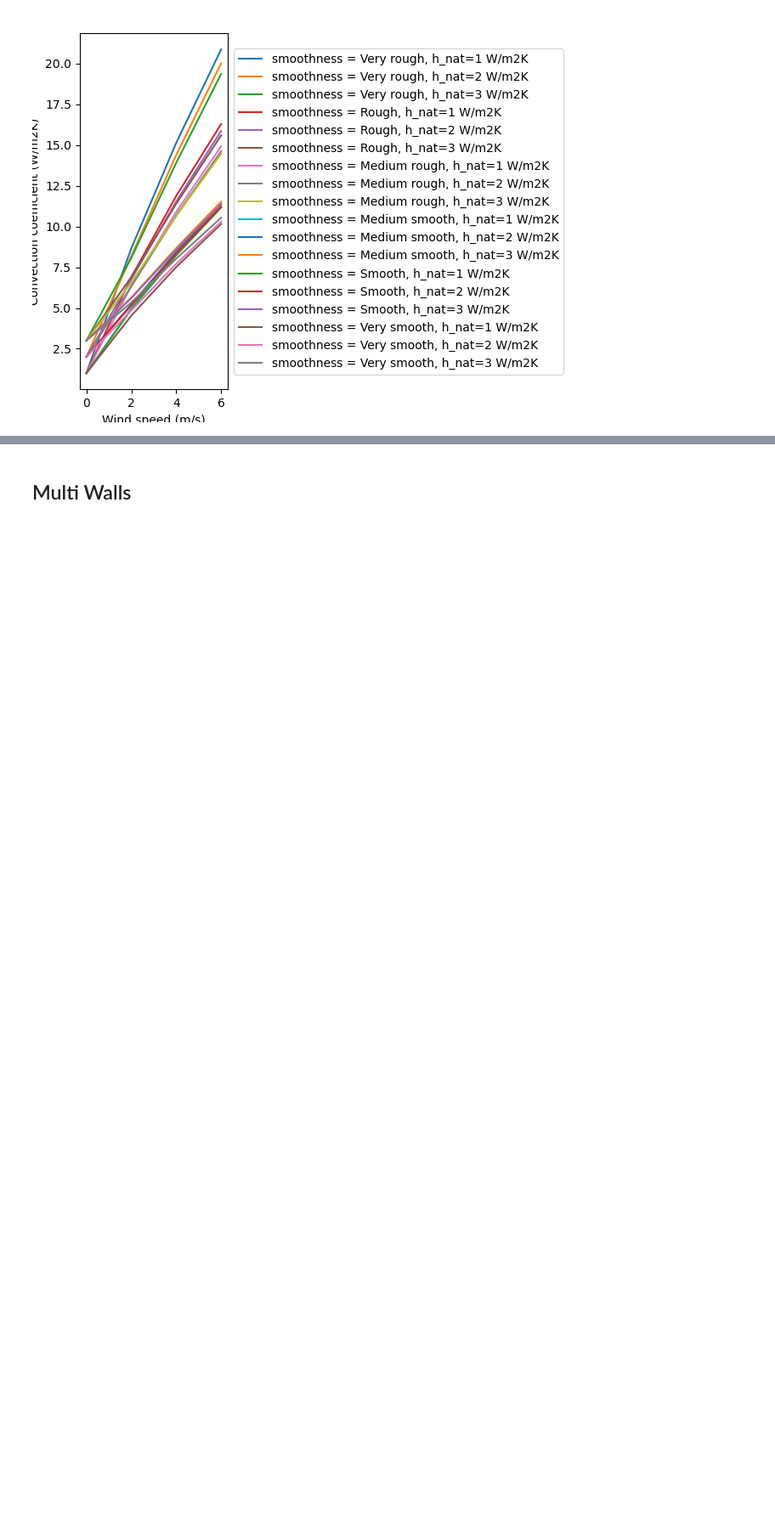
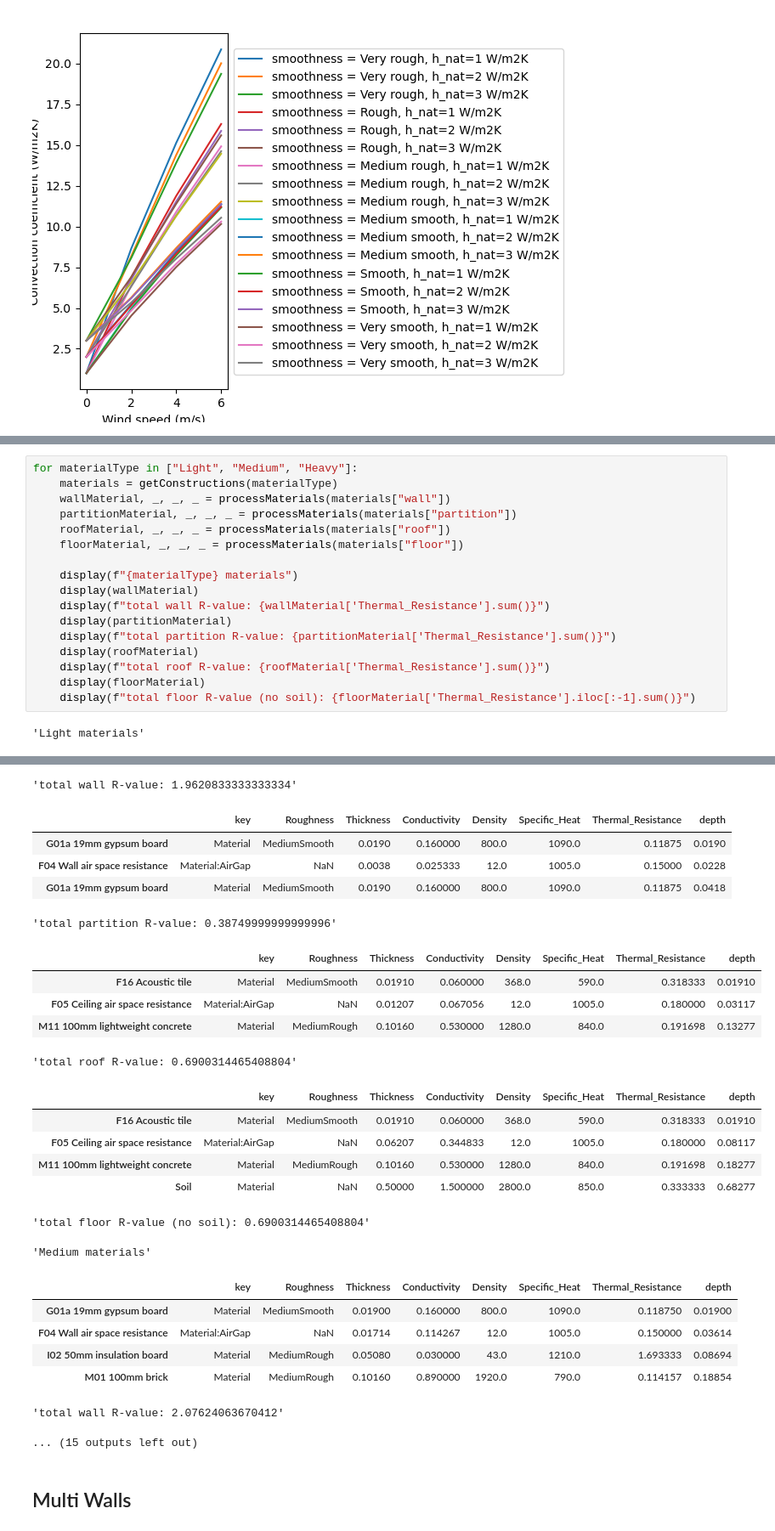
Before and after one commit to nbachand/graphBEM, a Jupyter notebook: TestMultiWalls.ipynb, the cells around one changed output, grey strips where cells are left out. Shown at 85% size. Cells and saved outputs as stored; diff of their text form; blank space fills up the shorter version.

Commit message:
calculating R values

```diff
--- a/TestMultiWalls.ipynb
+++ b/TestMultiWalls.ipynb
@@ -41,0 +46,19 @@ ylabel = plt.ylabel("Convection coefficient (W/m2K)")
+# %%
+for materialType in ["Light", "Medium", "Heavy"]:
+    materials = getConstructions(materialType)
+    wallMaterial, _, _, _ = processMaterials(materials["wall"])
+    partitionMaterial, _, _, _ = processMaterials(materials["partition"])
+    roofMaterial, _, _, _ = processMaterials(materials["roof"])
+    floorMaterial, _, _, _ = processMaterials(materials["floor"])
+
+    display(f"{materialType} materials")
+    display(wallMaterial)
+    display(f"total wall R-value: {wallMaterial['Thermal_Resistance'].sum()}")
+    display(partitionMaterial)
+    display(f"total partition R-value: {partitionMaterial['Thermal_Resistance'].sum()}")
+    display(roofMaterial)
+    display(f"total roof R-value: {roofMaterial['Thermal_Resistance'].sum()}")
+    display(floorMaterial)
+    display(f"total floor R-value (no soil): {floorMaterial['Thermal_Resistance'].iloc[:-1].sum()}")
+# %% [output]
+'Light materials'
@@ -42,3 +69,28 @@ ylabel = plt.ylabel("Convection coefficient (W/m2K)")
+'total wall R-value: 1.9620833333333334'
+|  | key | Roughness | Thickness | Conductivity | Density | Specific_Heat | Thermal_Resistance | depth |
+| G01a 19mm gypsum board | Material | MediumSmooth | 0.0190 | 0.160000 | 800.0 | 1090.0 | 0.11875 | 0.0190 |
+| F04 Wall air space resistance | Material:AirGap | NaN | 0.0038 | 0.025333 | 12.0 | 1005.0 | 0.15000 | 0.0228 |
+| G01a 19mm gypsum board | Material | MediumSmooth | 0.0190 | 0.160000 | 800.0 | 1090.0 | 0.11875 | 0.0418 |
+'total partition R-value: 0.38749999999999996'
+|  | key | Roughness | Thickness | Conductivity | Density | Specific_Heat | Thermal_Resistance | depth |
+| F16 Acoustic tile | Material | MediumSmooth | 0.01910 | 0.060000 | 368.0 | 590.0 | 0.318333 | 0.01910 |
+| F05 Ceiling air space resistance | Material:AirGap | NaN | 0.01207 | 0.067056 | 12.0 | 1005.0 | 0.180000 | 0.03117 |
+| M11 100mm lightweight concrete | Material | MediumRough | 0.10160 | 0.530000 | 1280.0 | 840.0 | 0.191698 | 0.13277 |
+'total roof R-value: 0.6900314465408804'
+|  | key | Roughness | Thickness | Conductivity | Density | Specific_Heat | Thermal_Resistance | depth |
+| F16 Acoustic tile | Material | MediumSmooth | 0.01910 | 0.060000 | 368.0 | 590.0 | 0.318333 | 0.01910 |
+| F05 Ceiling air space resistance | Material:AirGap | NaN | 0.06207 | 0.344833 | 12.0 | 1005.0 | 0.180000 | 0.08117 |
+| M11 100mm lightweight concrete | Material | MediumRough | 0.10160 | 0.530000 | 1280.0 | 840.0 | 0.191698 | 0.18277 |
+| Soil | Material | NaN | 0.50000 | 1.500000 | 2800.0 | 850.0 | 0.333333 | 0.68277 |
+'total floor R-value (no soil): 0.6900314465408804'
+'Medium materials'
+|  | key | Roughness | Thickness | Conductivity | Density | Specific_Heat | Thermal_Resistance | depth |
+| G01a 19mm gypsum board | Material | MediumSmooth | 0.01900 | 0.160000 | 800.0 | 1090.0 | 0.118750 | 0.01900 |
+| F04 Wall air space resistance | Material:AirGap | NaN | 0.01714 | 0.114267 | 12.0 | 1005.0 | 0.150000 | 0.03614 |
+| I02 50mm insulation board | Material | MediumRough | 0.05080 | 0.030000 | 43.0 | 1210.0 | 1.693333 | 0.08694 |
+| M01 100mm brick | Material | MediumRough | 0.10160 | 0.890000 | 1920.0 | 790.0 | 0.114157 | 0.18854 |
+'total wall R-value: 2.07624063670412'
+... (15 outputs left out)
 # %% [markdown]
 ## Multi Walls
 # %%
```
Also changed, not shown: parts of 7 cells of this notebook, 2 other files.
